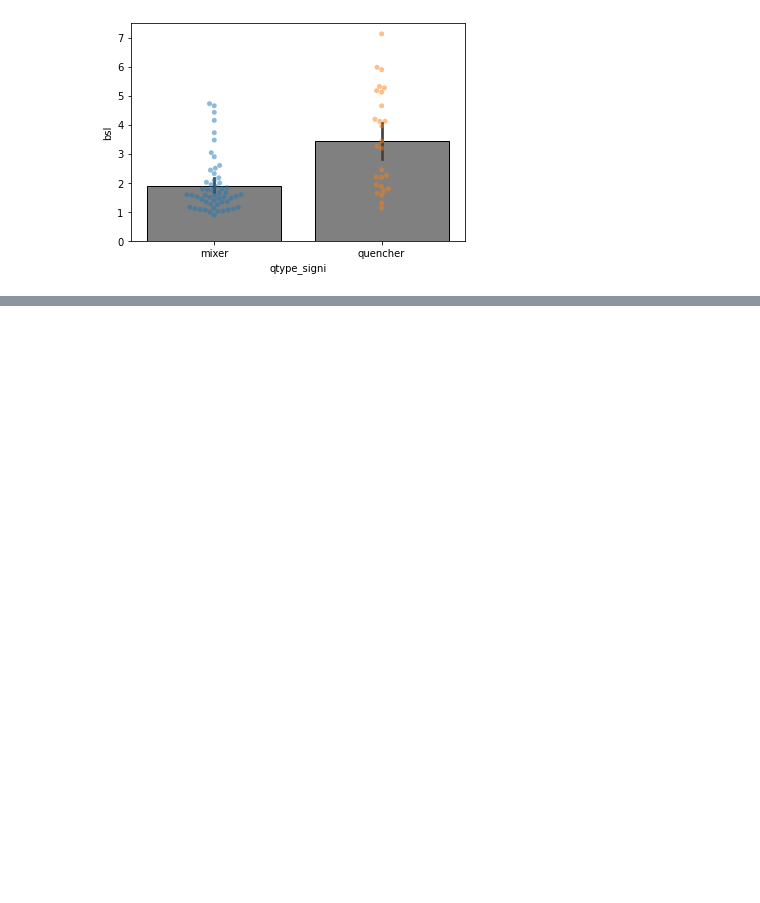
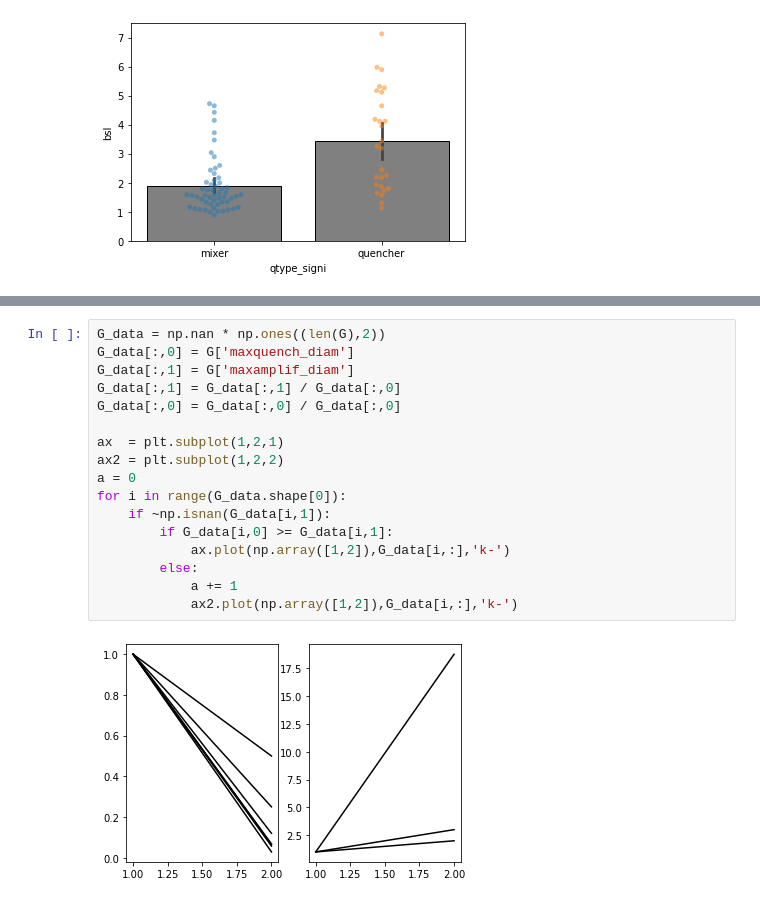
Before and after one commit to nurminenlab/variability-sizetuning-analysis, a Jupyter notebook: amplification_notebook.ipynb, the cells around one changed output, grey strips where cells are left out. Drawn from its saved outputs; the diff is of its cells as text; blank space fills up the shorter version.

```diff
--- a/amplification_notebook.ipynb
+++ b/amplification_notebook.ipynb
@@ -91,0 +280,19 @@ IG: 1.97170451796136 +- 0.17143175449256018
+# %%
+G_data = np.nan * np.ones((len(G),2))
+G_data[:,0] = G['maxquench_diam']
+G_data[:,1] = G['maxamplif_diam']
+G_data[:,1] = G_data[:,1] / G_data[:,0]
+G_data[:,0] = G_data[:,0] / G_data[:,0]
+
+ax  = plt.subplot(1,2,1)
+ax2 = plt.subplot(1,2,2)
+a = 0
+for i in range(G_data.shape[0]):
+    if ~np.isnan(G_data[i,1]):
+        if G_data[i,0] >= G_data[i,1]:
+            ax.plot(np.array([1,2]),G_data[i,:],'k-')
+        else:
+            a += 1
+            ax2.plot(np.array([1,2]),G_data[i,:],'k-')
+# %% [output]
+[figure, added]
```
Also changed, not shown: parts of 10 cells of this notebook, 1 other file.
